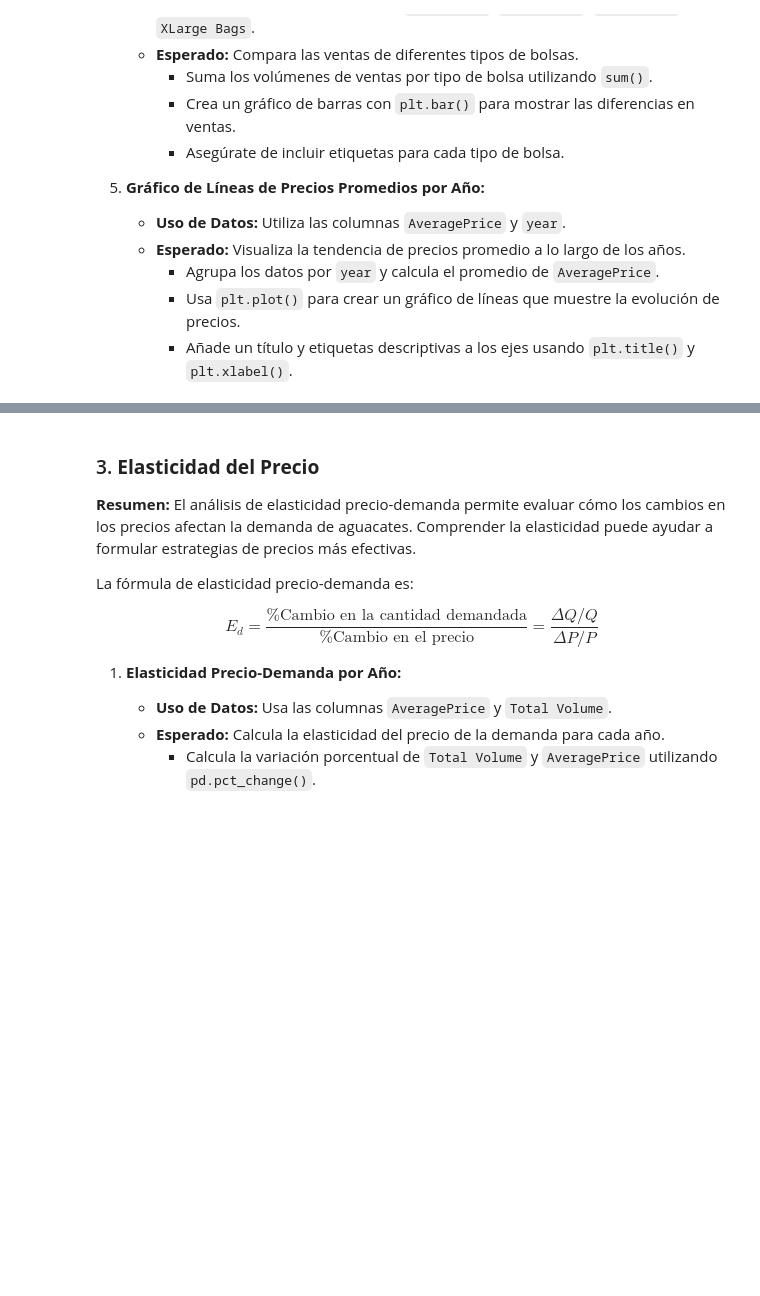
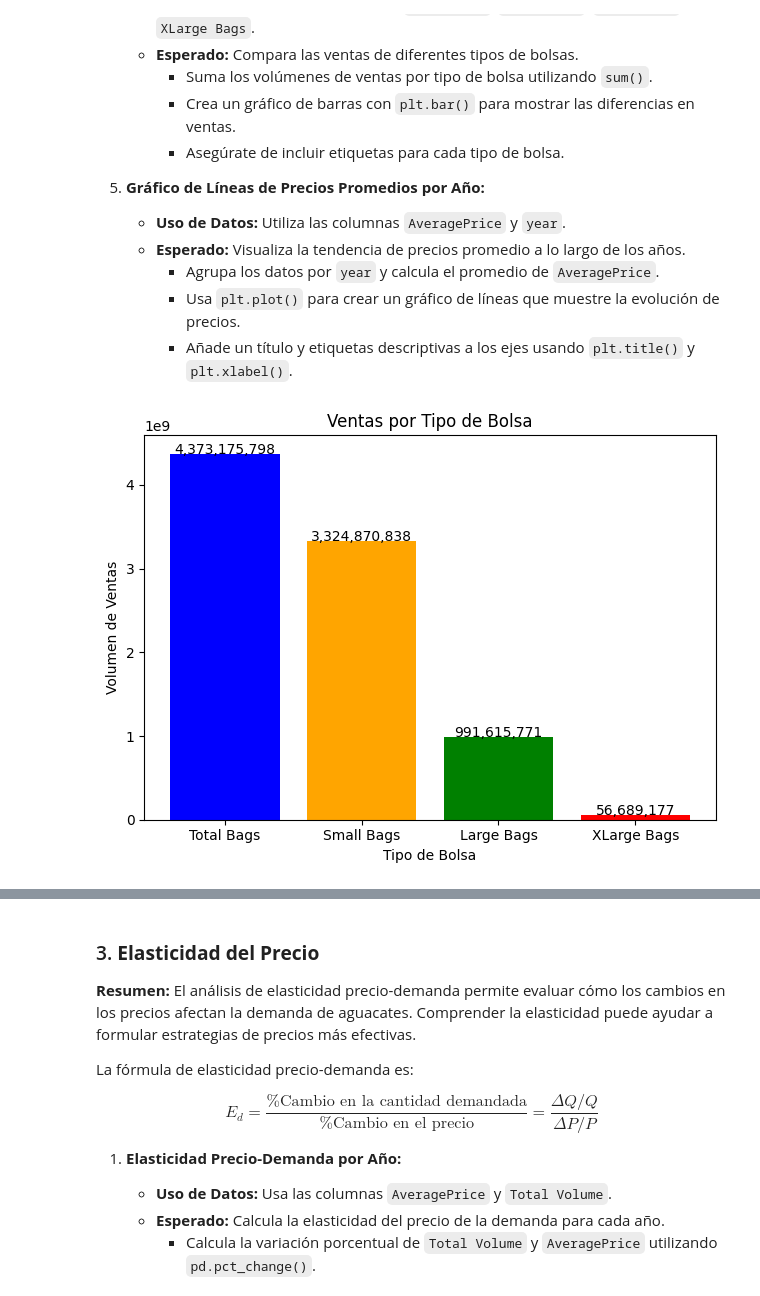
Before and after one commit to ChrisAnori/Avocado, a Jupyter notebook: proyecto.ipynb, the cells around one changed output, grey strips where cells are left out. Drawn from its saved outputs; the diff is of its cells as text; code cells hidden in the pictures; blank space fills up the shorter version.

```diff
--- a/proyecto.ipynb
+++ b/proyecto.ipynb
@@ -172,10 +215,10 @@ Dado que tanto los picos como los valles de ventas se presentan en los mismos pe
      - Representa los resultados en un gráfico de barras usando `plt.bar()` que compare los precios de cada año.
 # %%
 # Extraer el año de la columna 'Date'
-df['year'] = df['Date'].dt.year
+data_avo['year'] = data_avo['Date'].dt.year
 # %%
 # Agrupar por año y calcular el promedio de precios
-precios_anuales = df.groupby('year')['AveragePrice'].mean().reset_index()
+precios_anuales = data_avo.groupby('year')['AveragePrice'].mean().reset_index()
 # %%
 # Visualizar los cambios en precios anuales
 plt.figure(figsize=(10, 6))
@@ -248,3 +291,30 @@ Para entender por qué los precios pueden subir o bajar, es importante considera
      - Agrupa los datos por `year` y calcula el promedio de `AveragePrice`.
      - Usa `plt.plot()` para crear un gráfico de líneas que muestre la evolución de precios.
      - Añade un título y etiquetas descriptivas a los ejes usando `plt.title()` y `plt.xlabel()`.
+# %%
+# Sumar volúmenes de ventas por tipo de bolsa
+total_bags = data_avo['Total Bags'].sum()
+small_bags = data_avo['Small Bags'].sum()
+large_bags = data_avo['Large Bags'].sum()
+xlarge_bags = data_avo['XLarge Bags'].sum()
+# %%
+# Crear una lista de tipos de bolsas y sus respectivas ventas
+tipos_bolsas = ['Total Bags', 'Small Bags', 'Large Bags', 'XLarge Bags']
+ventas = [total_bags, small_bags, large_bags, xlarge_bags]
+# %%
+# Crear el gráfico de barras
+plt.bar(tipos_bolsas, ventas, color=['blue', 'orange', 'green', 'red'])
+plt.title('Ventas por Tipo de Bolsa')
+plt.xlabel('Tipo de Bolsa')
+plt.ylabel('Volumen de Ventas')
+
+# Añadimos etiqueta para los valores exactos de cada tipo de bolsa
+for i, v in enumerate(ventas):
+    plt.text(i, v + 50, f'{v:,.0f}', color='black', ha='center')
+
+# Mostrar el gráfico
+
+plt.tight_layout()
+plt.show()
+# %% [output]
+[figure, added]
```
Also changed, not shown: parts of 23 cells of this notebook.
